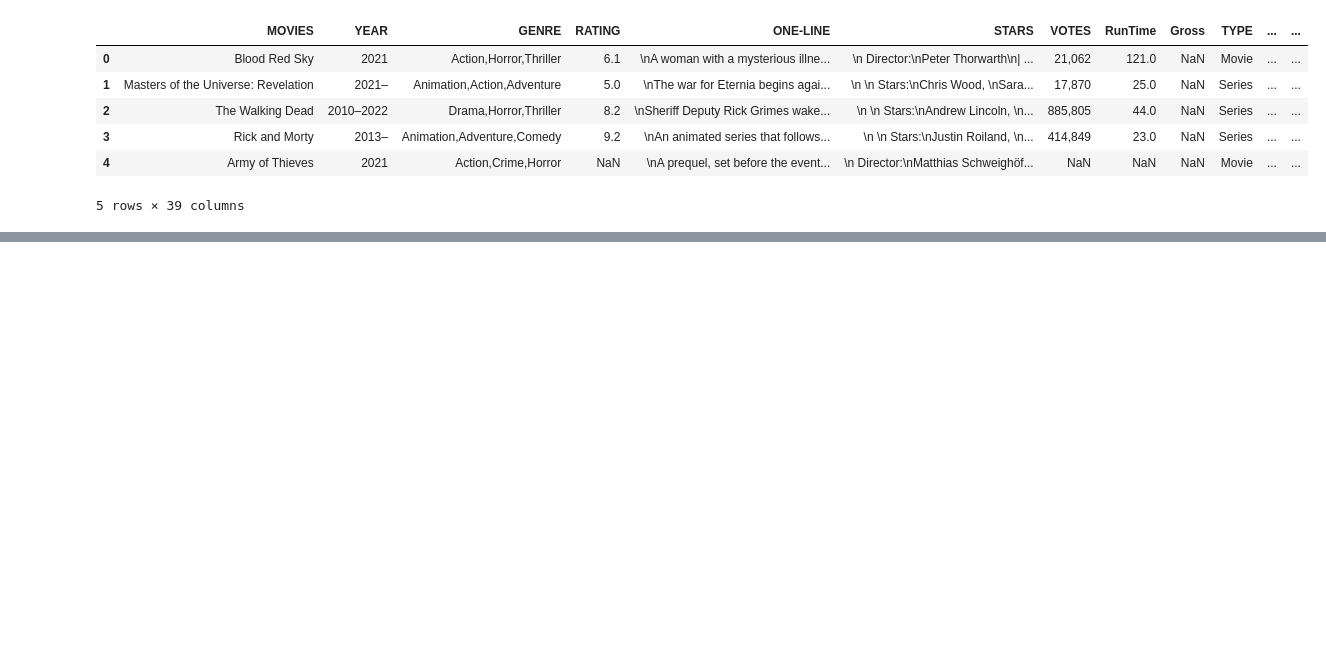
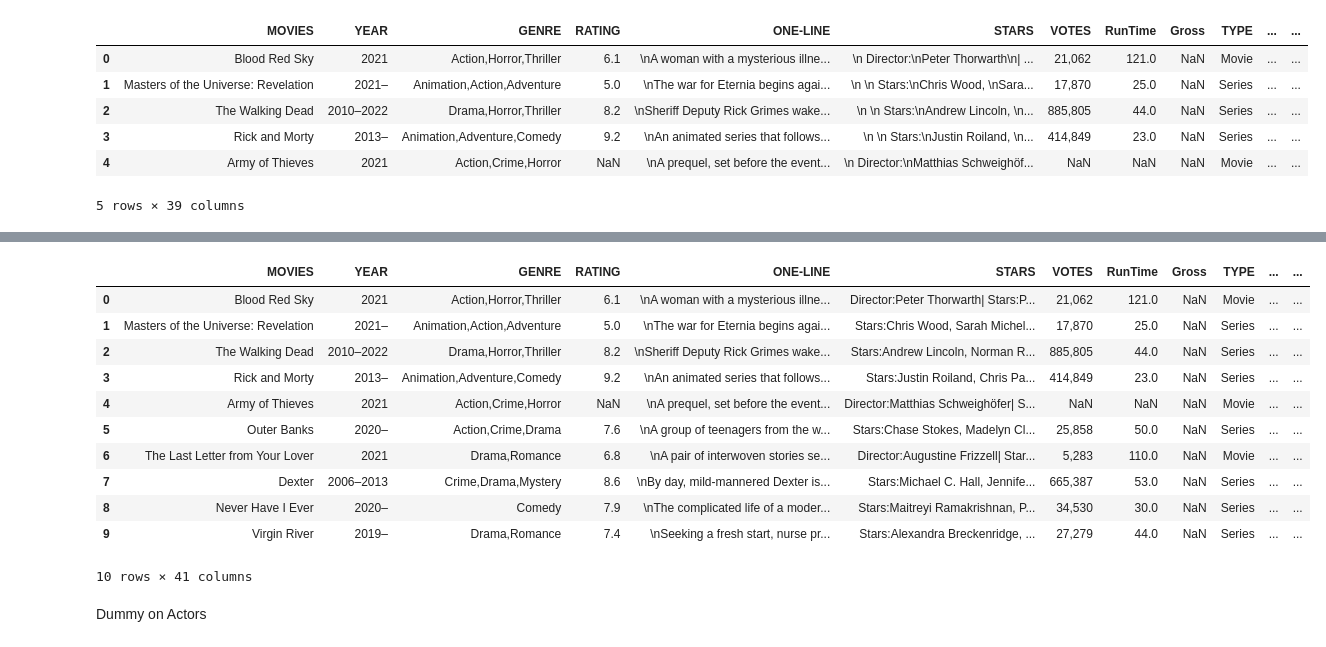
Before and after one commit to MonaTaghavi/dm-ann, a Jupyter notebook: notebooks/21dm-movie.ipynb, the cells around one changed output, grey strips where cells are left out. Saved outputs shown, nothing was run; the diff lists cells and outputs as text; code cells hidden in the pictures; blank space fills up the shorter version.

```diff
--- a/notebooks/21dm-movie.ipynb
+++ b/notebooks/21dm-movie.ipynb
@@ -210,0 +300,21 @@ df.head()
+# %%
+df["Directors"] = df["Directors"].str.replace('Director:', '', regex=False)
+df["Directors"] = df["Directors"].str.replace('Directors:', '', regex=False)
+df["Actors"] = df["Actors"].str.replace('Star:', '', regex=False)
+df["Actors"] = df["Actors"].str.replace('Stars:', '', regex=False)
+df.head(10)
+# %% [output]
+|  | MOVIES | YEAR | GENRE | RATING | ONE-LINE | STARS | VOTES | RunTime | Gross | TYPE | ... | ... |
+| 0 | Blood Red Sky | 2021 | Action,Horror,Thriller | 6.1 | \nA woman with a mysterious illne... | Director:Peter Thorwarth| Stars:P... | 21,062 | 121.0 | NaN | Movie | ... | ... |
+| 1 | Masters of the Universe: Revelation | 2021– | Animation,Action,Adventure | 5.0 | \nThe war for Eternia begins agai... | Stars:Chris Wood, Sarah Michel... | 17,870 | 25.0 | NaN | Series | ... | ... |
+| 2 | The Walking Dead | 2010–2022 | Drama,Horror,Thriller | 8.2 | \nSheriff Deputy Rick Grimes wake... | Stars:Andrew Lincoln, Norman R... | 885,805 | 44.0 | NaN | Series | ... | ... |
+| 3 | Rick and Morty | 2013– | Animation,Adventure,Comedy | 9.2 | \nAn animated series that follows... | Stars:Justin Roiland, Chris Pa... | 414,849 | 23.0 | NaN | Series | ... | ... |
+| 4 | Army of Thieves | 2021 | Action,Crime,Horror | NaN | \nA prequel, set before the event... | Director:Matthias Schweighöfer| S... | NaN | NaN | NaN | Movie | ... | ... |
+| 5 | Outer Banks | 2020– | Action,Crime,Drama | 7.6 | \nA group of teenagers from the w... | Stars:Chase Stokes, Madelyn Cl... | 25,858 | 50.0 | NaN | Series | ... | ... |
+| 6 | The Last Letter from Your Lover | 2021 | Drama,Romance | 6.8 | \nA pair of interwoven stories se... | Director:Augustine Frizzell| Star... | 5,283 | 110.0 | NaN | Movie | ... | ... |
+| 7 | Dexter | 2006–2013 | Crime,Drama,Mystery | 8.6 | \nBy day, mild-mannered Dexter is... | Stars:Michael C. Hall, Jennife... | 665,387 | 53.0 | NaN | Series | ... | ... |
+| 8 | Never Have I Ever | 2020– | Comedy | 7.9 | \nThe complicated life of a moder... | Stars:Maitreyi Ramakrishnan, P... | 34,530 | 30.0 | NaN | Series | ... | ... |
+| 9 | Virgin River | 2019– | Drama,Romance | 7.4 | \nSeeking a fresh start, nurse pr... | Stars:Alexandra Breckenridge, ... | 27,279 | 44.0 | NaN | Series | ... | ... |
+10 rows × 41 columns
+# %% [markdown]
+Dummy on Actors
```
Also changed, not shown: parts of 38 cells of this notebook, 1 other file.
